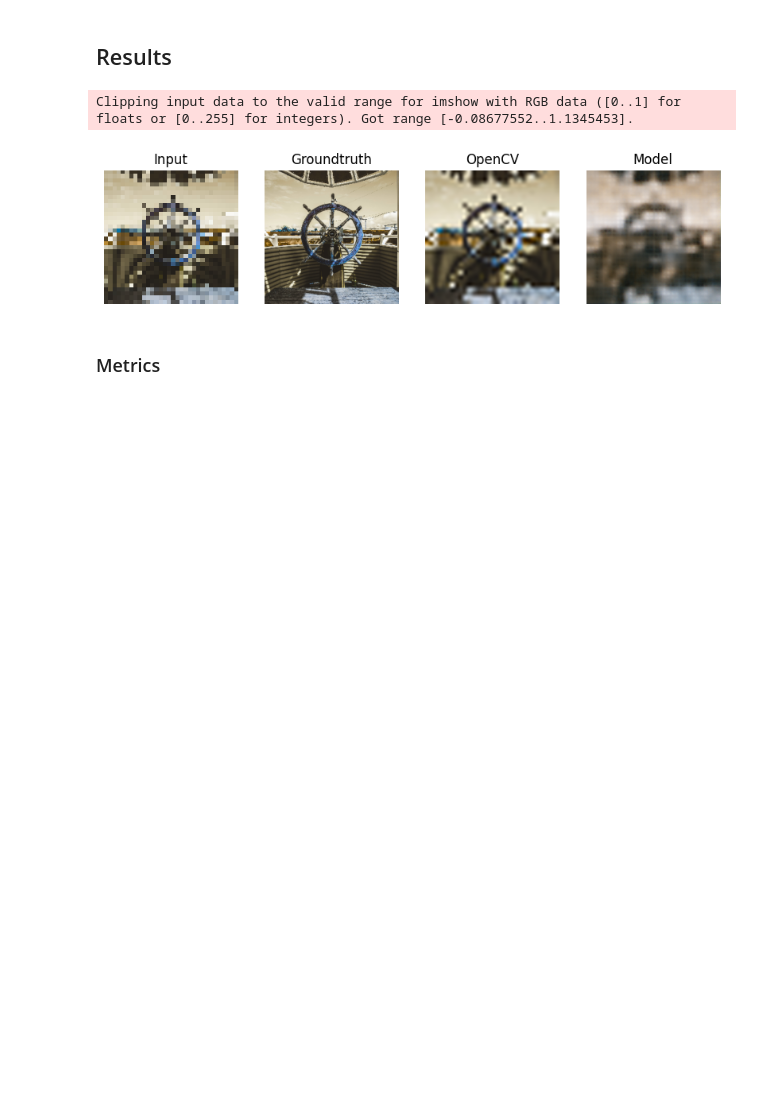
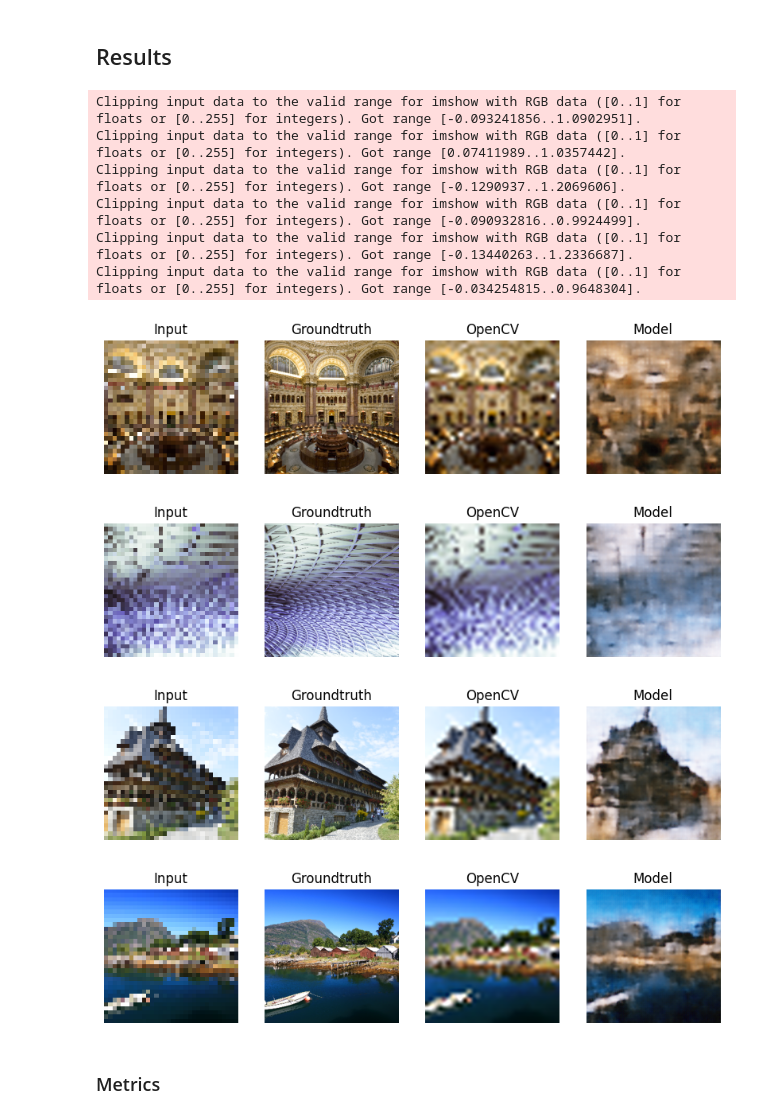
Before and after one commit to twezowic/SIGK, a Jupyter notebook: scaling.ipynb, the cells around one changed output. Cells and saved outputs as stored; diff of their text form; code cells hidden in the pictures; blank space fills up the shorter version.

Commit message:
Fix colors and in inpainting change image only in selected mask.

```diff
--- a/scaling.ipynb
+++ b/scaling.ipynb
@@ -152,42 +150,49 @@ Validation loss: 2.948318086564541
 # %% [markdown]
 ## Results
 # %%
-model = torch.load('model_scaling.pth')
-model.to(device)
+# model = torch.load('model_scaling.pth')
+# model.to(device)
 # %%
-a = random.choice(valid_dataset)
+for i in range(4):
+    a = random.choice(valid_dataset)
 
-model.eval()
+    model.eval()
 
-input = a[0].permute(1, 2, 0).detach().numpy()
+    input = a[0].permute(1, 2, 0).detach().numpy()
 
-out = model(a[0].to(device))
-out = out.permute(1, 2, 0).detach().cpu().numpy()
+    out = model(a[0].to(device))
+    out = out.permute(1, 2, 0).detach().cpu().numpy()
 
-dest = a[1].permute(1, 2, 0).detach().numpy()
+    dest = a[1].permute(1, 2, 0).detach().numpy()
 
-fig, axes = plt.subplots(1, 4, figsize=(10, 5))
+    fig, axes = plt.subplots(1, 4, figsize=(10, 5))
 
-axes[0].imshow(input)
-axes[0].axis('off')
-axes[0].set_title("Input")
+    axes[0].imshow(fix_colors(input))
+    axes[0].axis('off')
+    axes[0].set_title("Input")
 
-axes[1].imshow(dest)
-axes[1].axis('off')
-axes[1].set_title("Groundtruth")
+    axes[1].imshow(fix_colors(dest))
+    axes[1].axis('off')
+    axes[1].set_title("Groundtruth")
 
-axes[2].imshow(classic_upscale(input))
-axes[2].axis('off')
-axes[2].set_title("OpenCV")
+    axes[2].imshow(fix_colors(classic_upscale(input)))
+    axes[2].axis('off')
+    axes[2].set_title("OpenCV")
 
-axes[3].imshow(out)
-axes[3].axis('off')
-axes[3].set_title("Model")
-
-plt.show()
+    axes[3].imshow(fix_colors(out))
+    axes[3].axis('off')
+    axes[3].set_title("Model")
 # %% [output]
-Clipping input data to the valid range for imshow with RGB data ([0..1] for floats or [0..255] for integers). Got range [-0.08677552..1.1345453].
+Clipping input data to the valid range for imshow with RGB data ([0..1] for floats or [0..255] for integers). Got range [-0.093241856..1.0902951].
+Clipping input data to the valid range for imshow with RGB data ([0..1] for floats or [0..255] for integers). Got range [0.07411989..1.0357442].
+Clipping input data to the valid range for imshow with RGB data ([0..1] for floats or [0..255] for integers). Got range [-0.1290937..1.2069606].
+Clipping input data to the valid range for imshow with RGB data ([0..1] for floats or [0..255] for integers). Got range [-0.090932816..0.9924499].
+Clipping input data to the valid range for imshow with RGB data ([0..1] for floats or [0..255] for integers). Got range [-0.13440263..1.2336687].
+Clipping input data to the valid range for imshow with RGB data ([0..1] for floats or [0..255] for integers). Got range [-0.034254815..0.9648304].
-[figure, old version]
+[figure, new version]
+[figure, added]
+[figure, added]
+[figure, added]
 # %% [markdown]
 ### Metrics
 # %%
```
Also changed, not shown: parts of 4 cells of this notebook, 3 other files.
